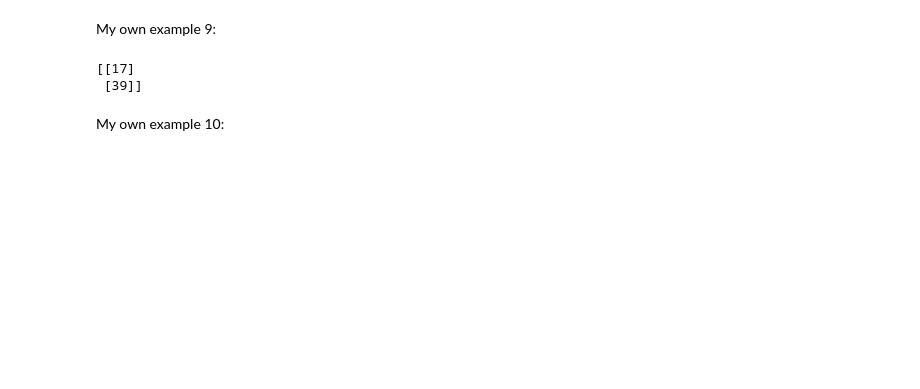
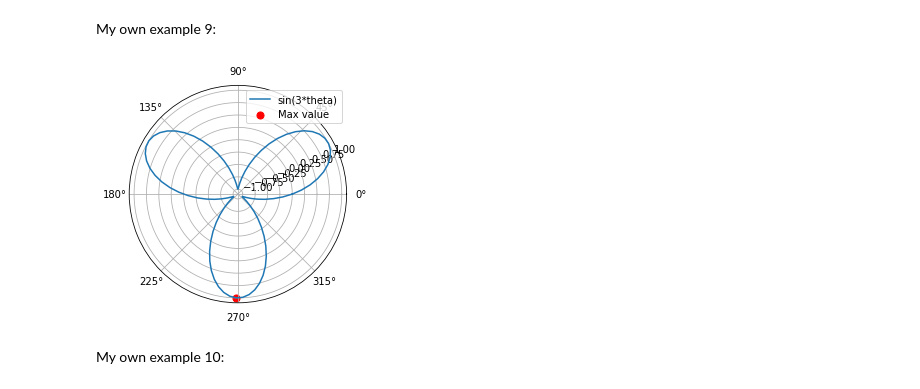
Before and after one commit to JuanLara18/AlgorithmsUN2023I, a Jupyter notebook: Lab1/jlara_Lab1.ipynb, the cells around one changed output. Cells and saved outputs as stored; diff of their text form; code cells hidden in the pictures; blank space fills up the shorter version.

```diff
--- a/Lab1/jlara_Lab1.ipynb
+++ b/Lab1/jlara_Lab1.ipynb
@@ -2501,16 +2495,18 @@ Dataframe with dd-mm--yy:
 # %% [markdown]
 My own example 9:
-# %%
-A = np.array([[1, 2], [3, 4]])
-
-B = np.array([[5], [6]])
-
-# Use the dot product to calculate the matrix product of A and B
-C = np.dot(A, B)
-
-print(C)
-# %% [output]
-[[17]
- [39]]
+# %%
+import matplotlib.pyplot as plt
+import numpy as np
+
+theta = np.linspace(0, 2*np.pi, 100)
+r = np.sin(3*theta)
+
+fig, ax = plt.subplots(subplot_kw={"projection": "polar"})
+ax.plot(theta, r, label="sin(3*theta)")
+ax.scatter(theta[r.argmax()], r.max(), color="red", s=50, label="Max value")
+ax.legend()
+plt.show()
+# %% [output]
+[figure, added]
 # %% [markdown]
 My own example 10:
```
Also changed, not shown: parts of 22 cells of this notebook.
